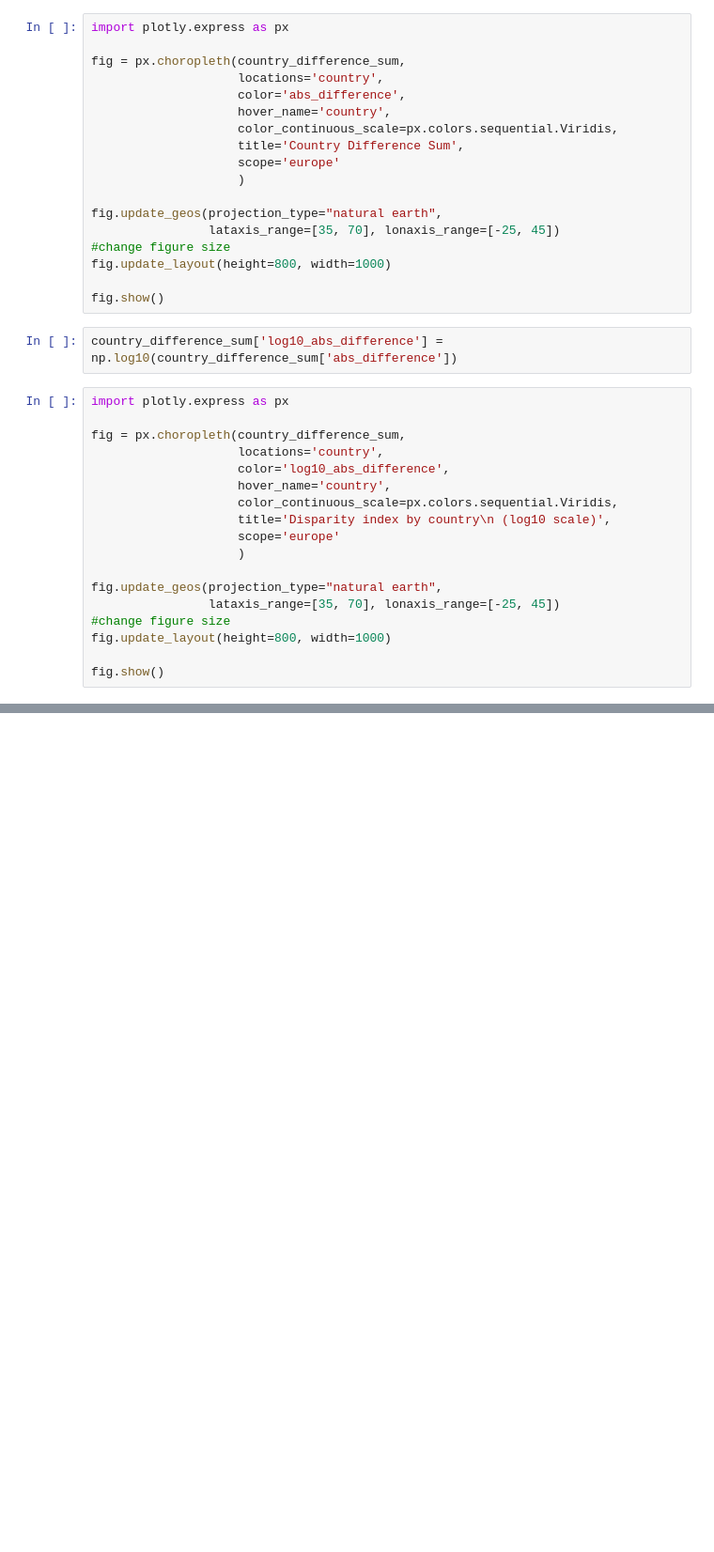
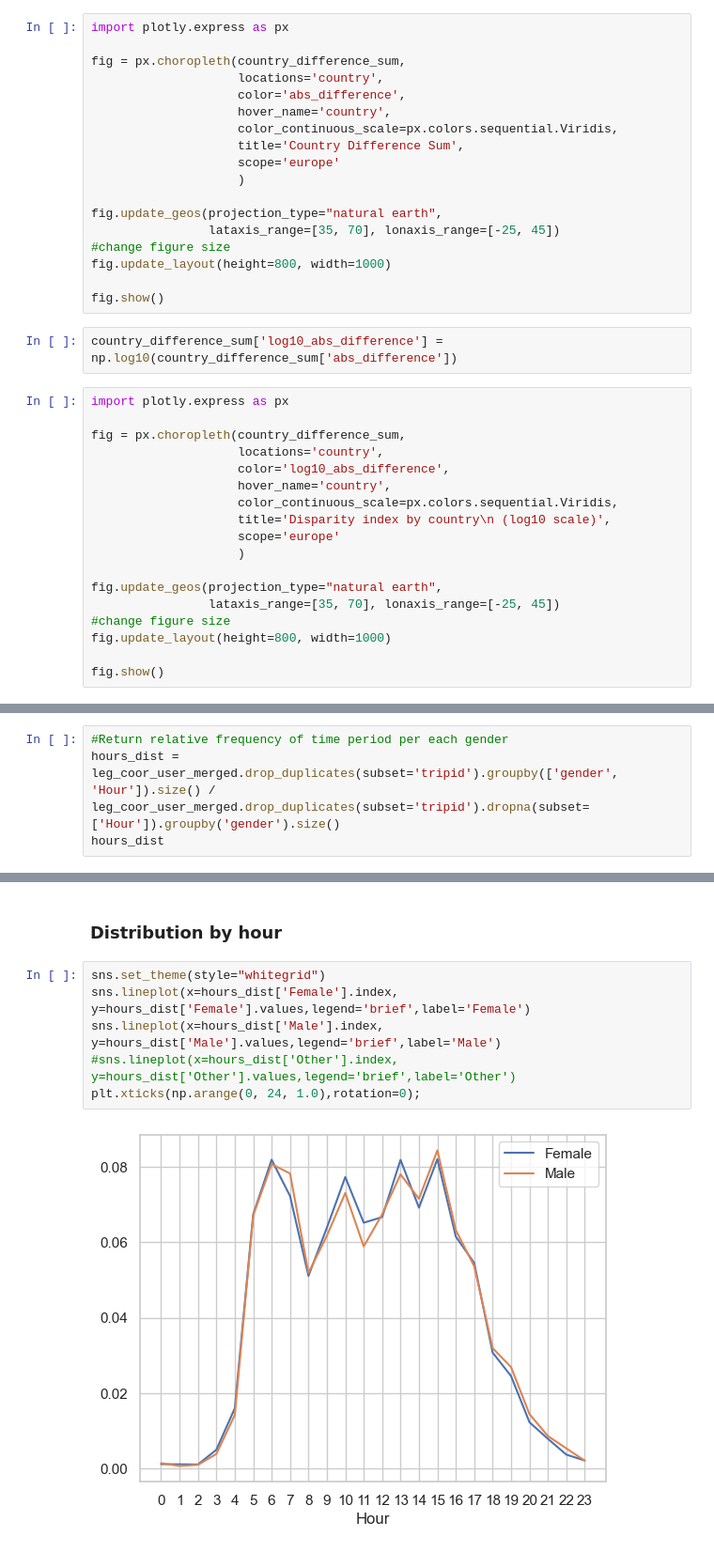
Before and after one commit to zavidos/SmartCitiesLab, a Jupyter notebook: dataset_analysis.ipynb, the cells around one changed output, grey strips where cells are left out. Shown at 94% size. Saved outputs shown, nothing was run; the diff lists cells and outputs as text; blank space fills up the shorter version.

```diff
--- a/dataset_analysis.ipynb
+++ b/dataset_analysis.ipynb
@@ -756,0 +883,4 @@ fig.show()
+# %%
+#Return relative frequency of time period per each gender
+hours_dist = leg_coor_user_merged.drop_duplicates(subset='tripid').groupby(['gender', 'Hour']).size() / leg_coor_user_merged.drop_duplicates(subset='tripid').dropna(subset=['Hour']).groupby('gender').size()
+hours_dist
@@ -756,0 +901,10 @@ fig.show()
+# %% [markdown]
+### Distribution by hour
+# %%
+sns.set_theme(style="whitegrid")
+sns.lineplot(x=hours_dist['Female'].index, y=hours_dist['Female'].values,legend='brief',label='Female')
+sns.lineplot(x=hours_dist['Male'].index, y=hours_dist['Male'].values,legend='brief',label='Male')
+#sns.lineplot(x=hours_dist['Other'].index, y=hours_dist['Other'].values,legend='brief',label='Other')
+plt.xticks(np.arange(0, 24, 1.0),rotation=0);
+# %% [output]
+[figure, added]
```
Also changed, not shown: parts of 30 cells of this notebook, 2 other files.
